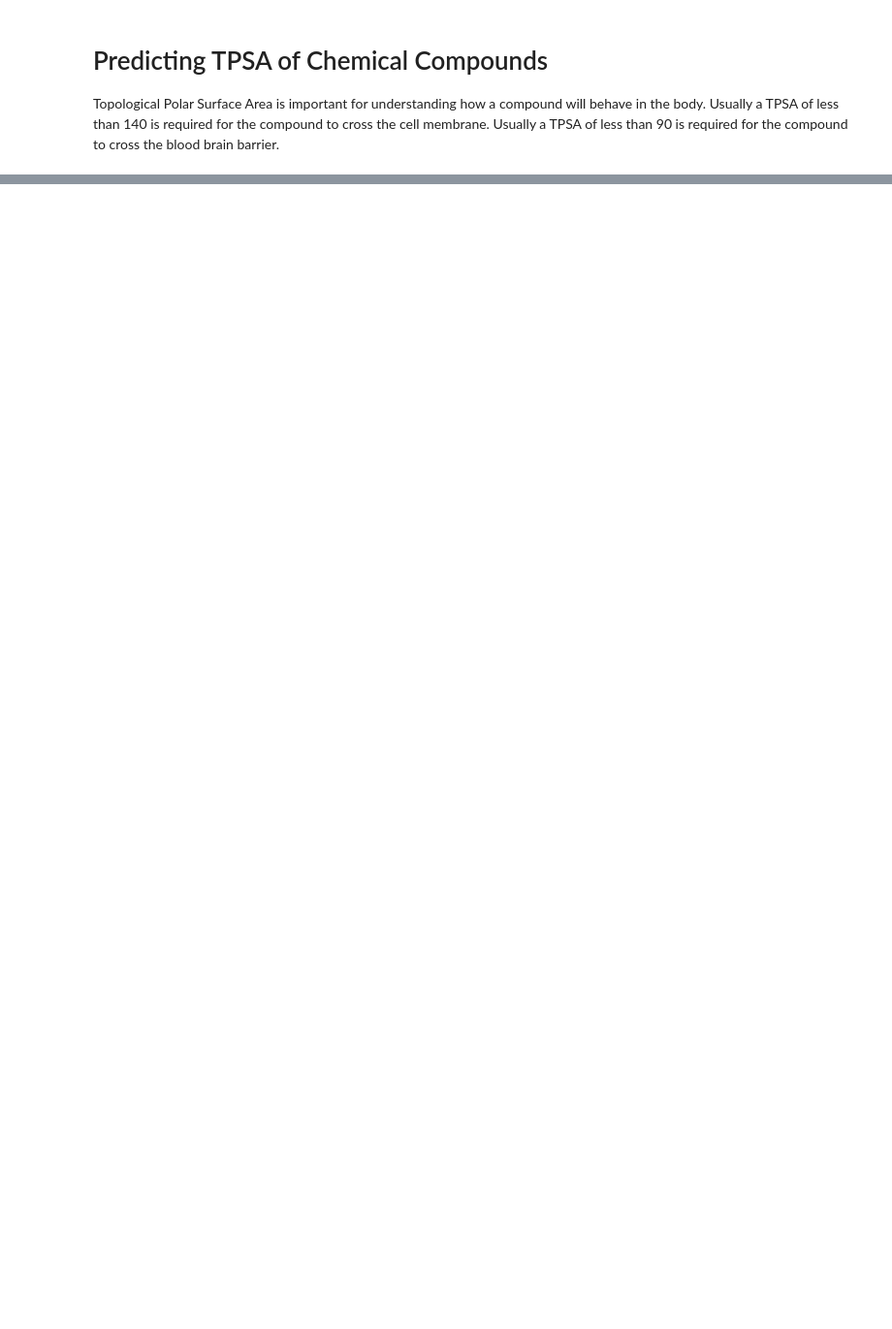
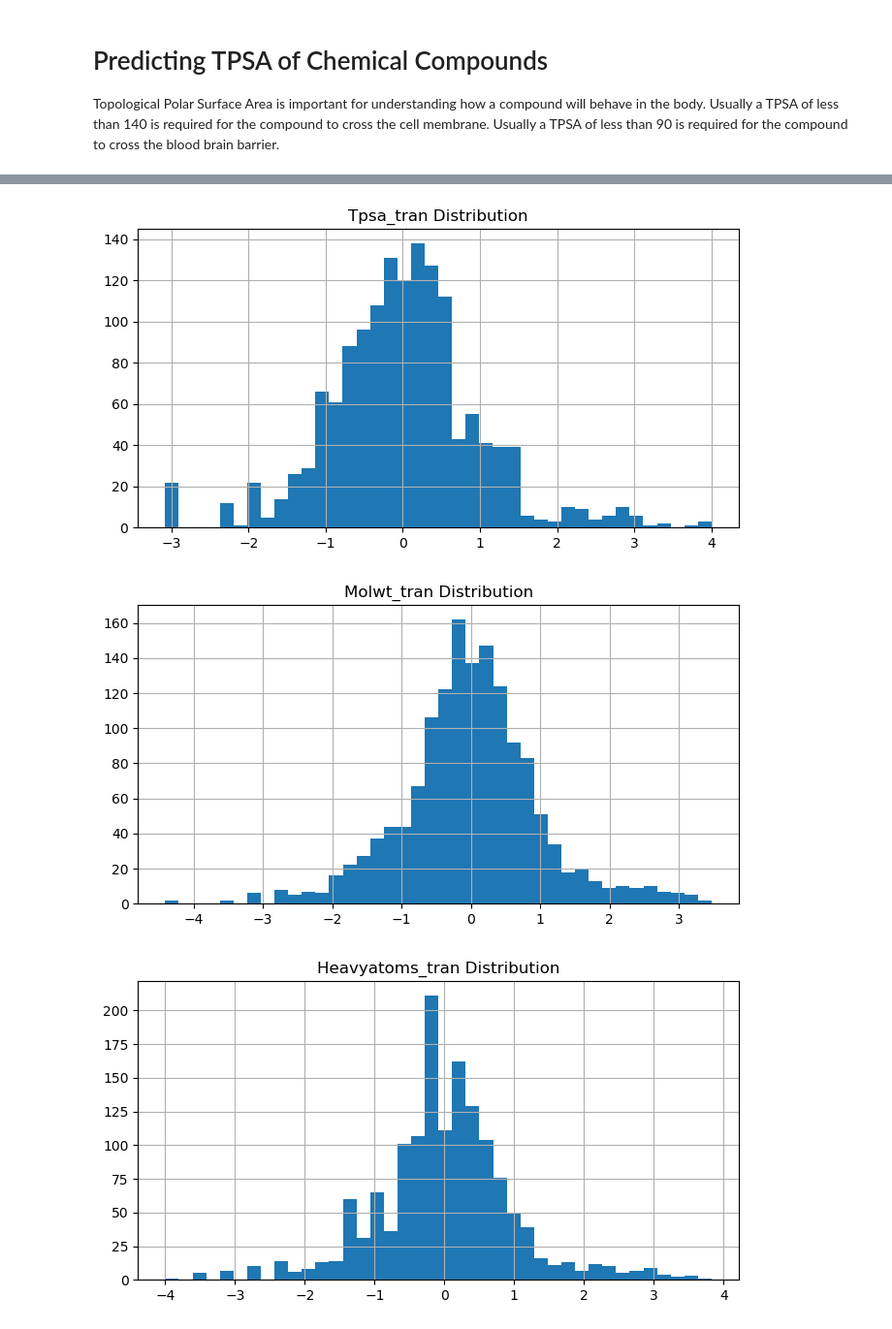
Before and after one commit to dagartga/Chemical_TPSA_Prediction, a Jupyter notebook: src/TPSA_Exploratory_Analysis.ipynb, the cells around one changed output, grey strips where cells are left out. Shown at 97% size. Saved outputs shown, nothing was run; the diff lists cells and outputs as text; code cells hidden in the pictures; blank space fills up the shorter version.

```diff
--- a/src/TPSA_Exploratory_Analysis.ipynb
+++ b/src/TPSA_Exploratory_Analysis.ipynb
@@ -62,0 +121,21 @@ plt.show()
+# %%
+def yeo_johnson_transform(df, col):
+
+    pt = PowerTransformer(method='yeo-johnson')
+    data = np.array(df[col]).reshape(-1, 1)
+    pt.fit(data)
+    print(f'Feature:{col} , Lambda value: {pt.lambdas_[0]}')
+
+    transformed_data = pt.transform(data)
+
+    return transformed_data
+# %%
+tran_df = pd.DataFrame(index=chem_df.index)
+
+for col in hist_cols:
+
+    tran_data = yeo_johnson_transform(chem_df, col)
+    temp_df = pd.DataFrame(tran_data, columns=[f'{col}_tran'])
+    tran_df = tran_df.join(temp_df)
+
+tran_df.head()
@@ -62,0 +154,9 @@ plt.show()
+# %%
+for col in tran_df.columns:
+    tran_df[col].hist(figsize=(8, 4), bins=40, xlabelsize=10, ylabelsize=10)
+    plt.title(f'{col.capitalize()} Distribution')
+    plt.show()
+# %% [output]
+[figure, added]
+[figure, added]
+[figure, added]
```
Also changed, not shown: parts of 35 cells of this notebook, 2 other files.
